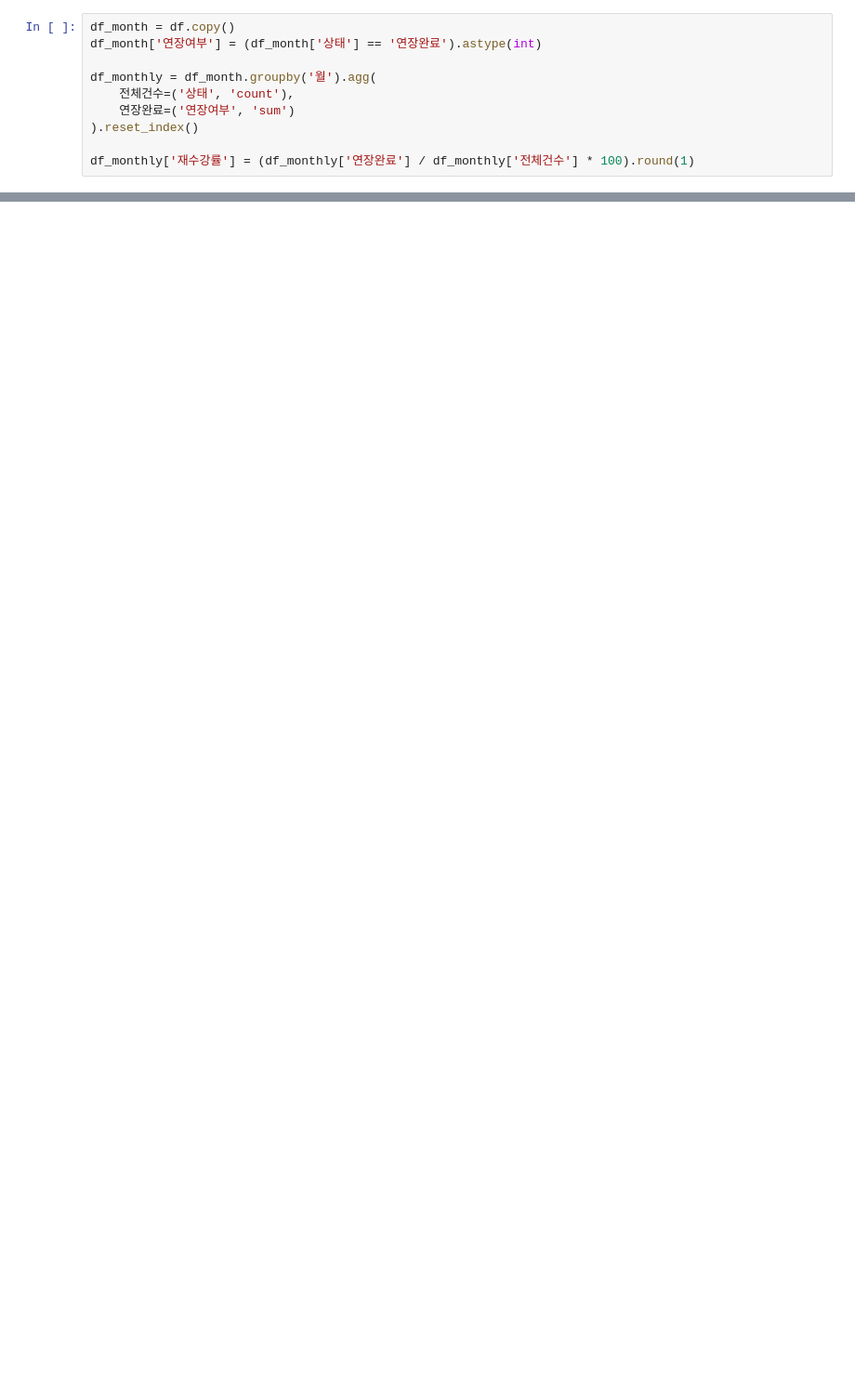
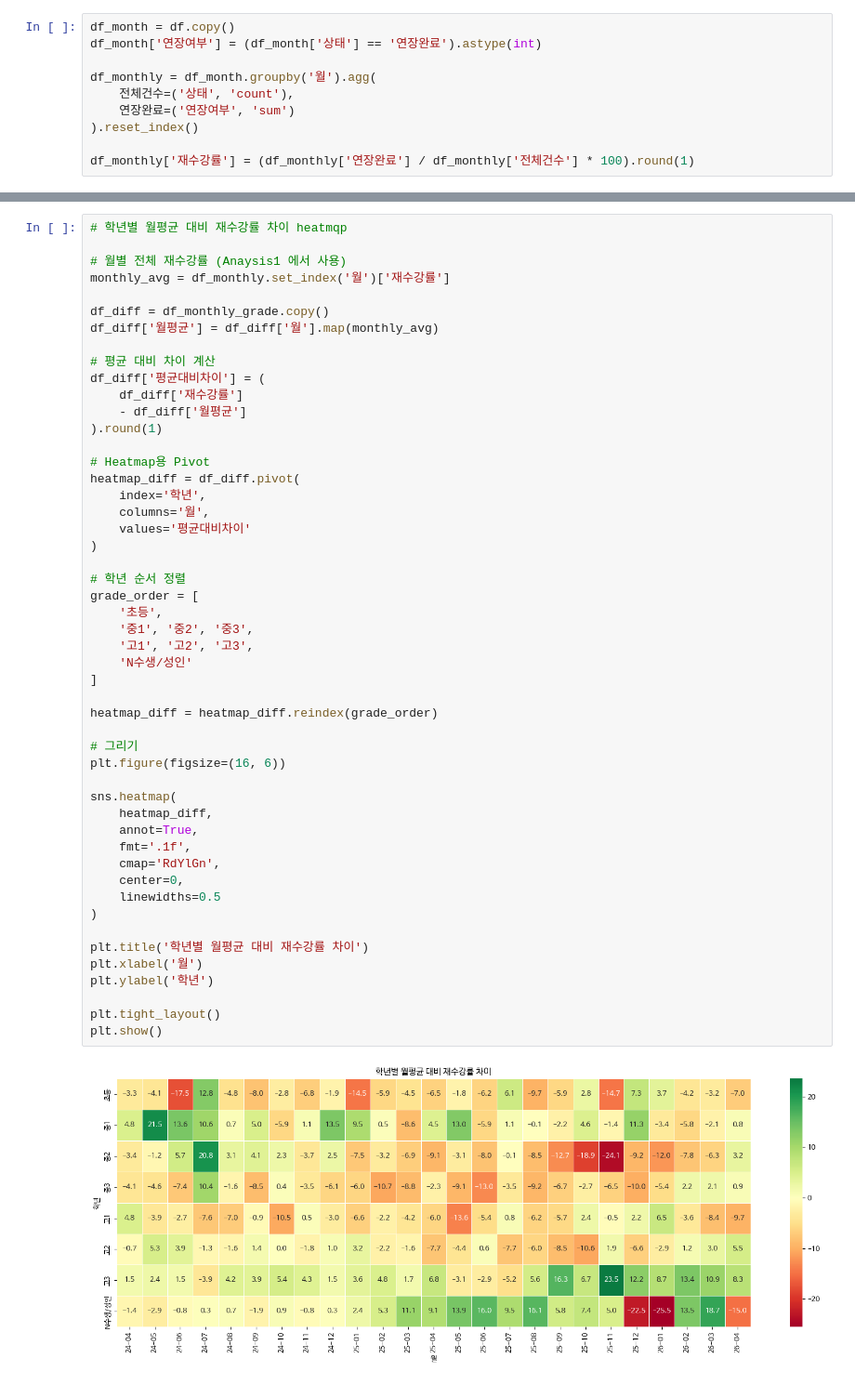
Before and after one commit to abbiddo/retention-analysis, a Jupyter notebook: student_retention_analysis.ipynb, the cells around one changed output, grey strips where cells are left out. Shown at 93% size. Drawn from its saved outputs; the diff is of its cells as text; blank space fills up the shorter version.

```diff
--- a/student_retention_analysis.ipynb
+++ b/student_retention_analysis.ipynb
@@ -184,0 +278,52 @@ plt.show()
+# %%
+# 학년별 월평균 대비 재수강률 차이 heatmqp
+
+# 월별 전체 재수강률 (Anaysis1 에서 사용)
+monthly_avg = df_monthly.set_index('월')['재수강률']
+
+df_diff = df_monthly_grade.copy()
+df_diff['월평균'] = df_diff['월'].map(monthly_avg)
+
+# 평균 대비 차이 계산
+df_diff['평균대비차이'] = (
+    df_diff['재수강률']
+    - df_diff['월평균']
+).round(1)
+
+# Heatmap용 Pivot
+heatmap_diff = df_diff.pivot(
+    index='학년',
+    columns='월',
+    values='평균대비차이'
+)
+
+# 학년 순서 정렬
+grade_order = [
+    '초등',
+    '중1', '중2', '중3',
+    '고1', '고2', '고3',
+    'N수생/성인'
+]
+
+heatmap_diff = heatmap_diff.reindex(grade_order)
+
+# 그리기
+plt.figure(figsize=(16, 6))
+
+sns.heatmap(
+    heatmap_diff,
+    annot=True,
+    fmt='.1f',
+    cmap='RdYlGn',
+    center=0,
+    linewidths=0.5
+)
+
+plt.title('학년별 월평균 대비 재수강률 차이')
+plt.xlabel('월')
+plt.ylabel('학년')
+
+plt.tight_layout()
+plt.show()
+# %% [output]
+[figure, added]
```
Also changed, not shown: parts of 45 cells of this notebook.
